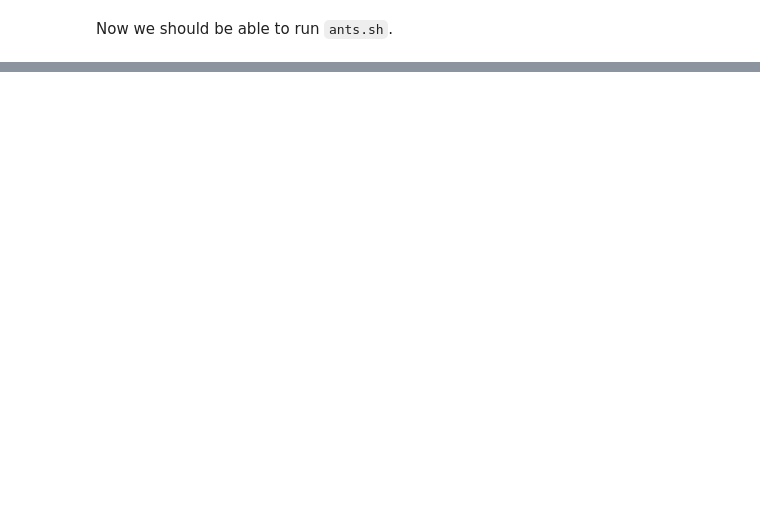
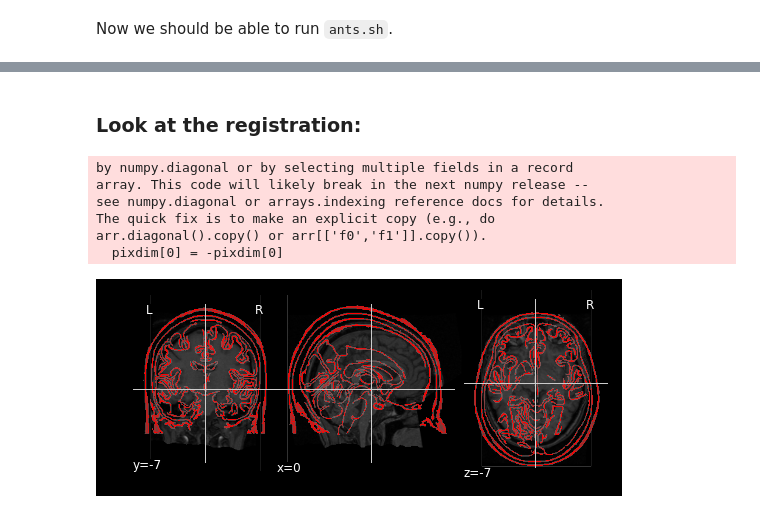
Before and after one commit to practical-neuroimaging/pna-notebooks, a Jupyter notebook: ANTS_normalization.ipynb, the cells around one changed output, grey strips where cells are left out. Drawn from its saved outputs; the diff is of its cells as text; code cells hidden in the pictures; blank space fills up the shorter version.

```diff
--- a/ANTS_normalization.ipynb
+++ b/ANTS_normalization.ipynb
@@ -99,0 +97,14 @@ nib.save(fixed_anat, 'fixed_anat.nii')
+# %%
+fixnifti.fixup_nifti_file(anat_fname)
+fixed_fname = os.path.join(DATA_PATH, 'sub001', 'anatomy', 'fhighres001.nii.gz')
+# %%
+fixed_anat = nib.load(fixed_fname)
+#fixed_anat = nib.Nifti1Image(fixed_fname.get_data(), affine, anat_hdr)
+fixed_anat_hdr = fixed_anat.get_header()
+print(fixed_anat_hdr)
+
+#affine = fixed_anat.get_affine()
+#print(affine)
+
+#save image locally
+nib.save(fixed_anat, 'my_fixed_anat.nii')
@@ -99,0 +129,7 @@ nib.save(fixed_anat, 'fixed_anat.nii')
+# %%
+# Make sure we have saved the image
+PNA_PATH = '/home/jb/code/pna-notebooks'
+fixed_img_path = os.path.join(PNA_PATH, 'my_fixed_anat.nii')
+fixed_img = nib.load(fixed_img_path)
+print fixed_img.get_affine()
+#plt.imshow(fixed_img.get_data()[:, :, 128], cmap="gray")
@@ -164,0 +203,23 @@ Now we should be able to run ``ants.sh``.
+# %% [markdown]
+### Look at the registration:
+# %%
+from nipy.labs import viz
+
+MNI_PATH = 'mni_icbm152_nlin_asym_09a'
+mni_fname = os.path.join(MNI_PATH, 'mni_icbm152_t1_tal_nlin_asym_09a.nii')
+mni_img = nib.load(mni_fname)
+
+PNA_PATH = '/home/jb/code/pna-notebooks'
+normed_img_path = os.path.join(PNA_PATH, 'nrmlzd_deformed.nii.gz')
+normed_img = nib.load(normed_img_path)
+
+slicer = viz.plot_anat(normed_img.get_data(), normed_img.get_affine(), dim=.2, black_bg=True)
+slicer.edge_map(mni_img.get_data(), mni_img.get_affine())
+# %% [output]
+by numpy.diagonal or by selecting multiple fields in a record
+array. This code will likely break in the next numpy release --
+see numpy.diagonal or arrays.indexing reference docs for details.
+The quick fix is to make an explicit copy (e.g., do
+arr.diagonal().copy() or arr[['f0','f1']].copy()).
+  pixdim[0] = -pixdim[0]
+[figure, added]
```
Also changed, not shown: parts of 34 cells of this notebook.
